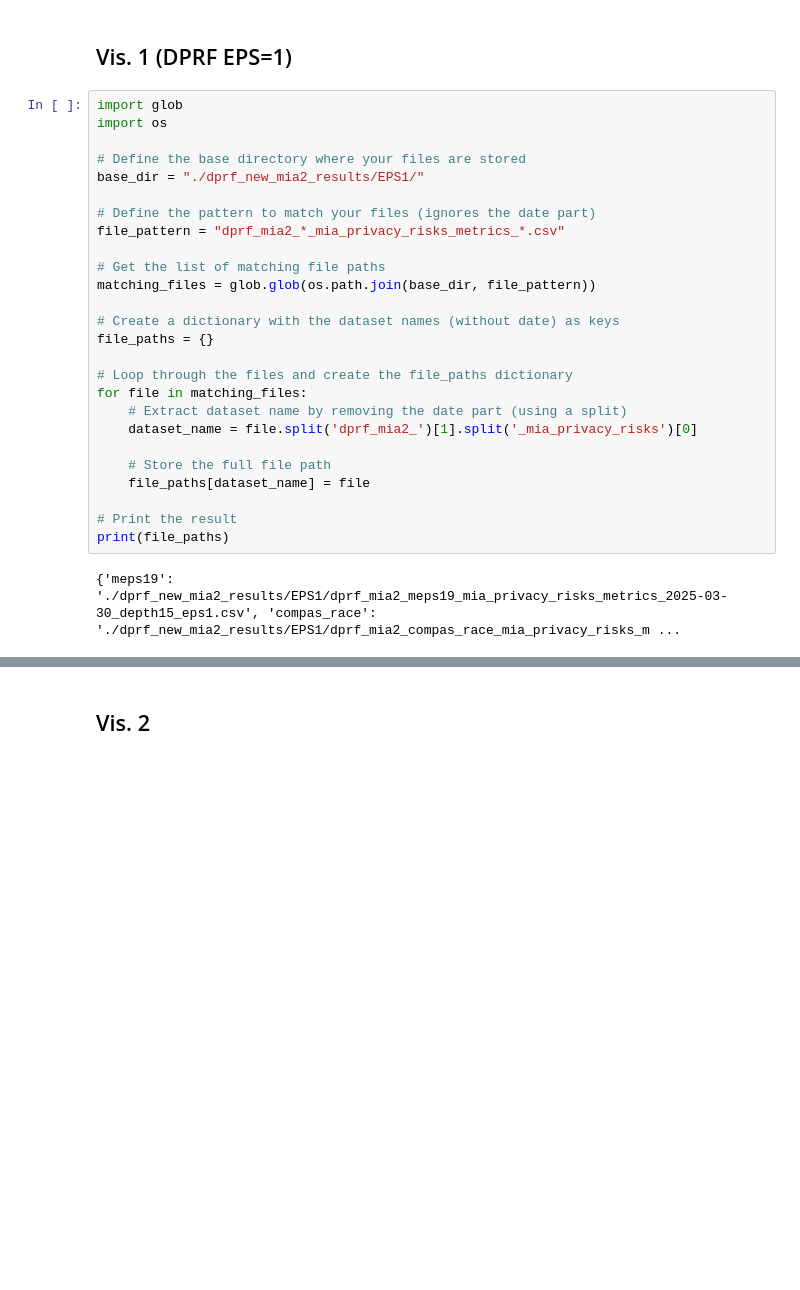
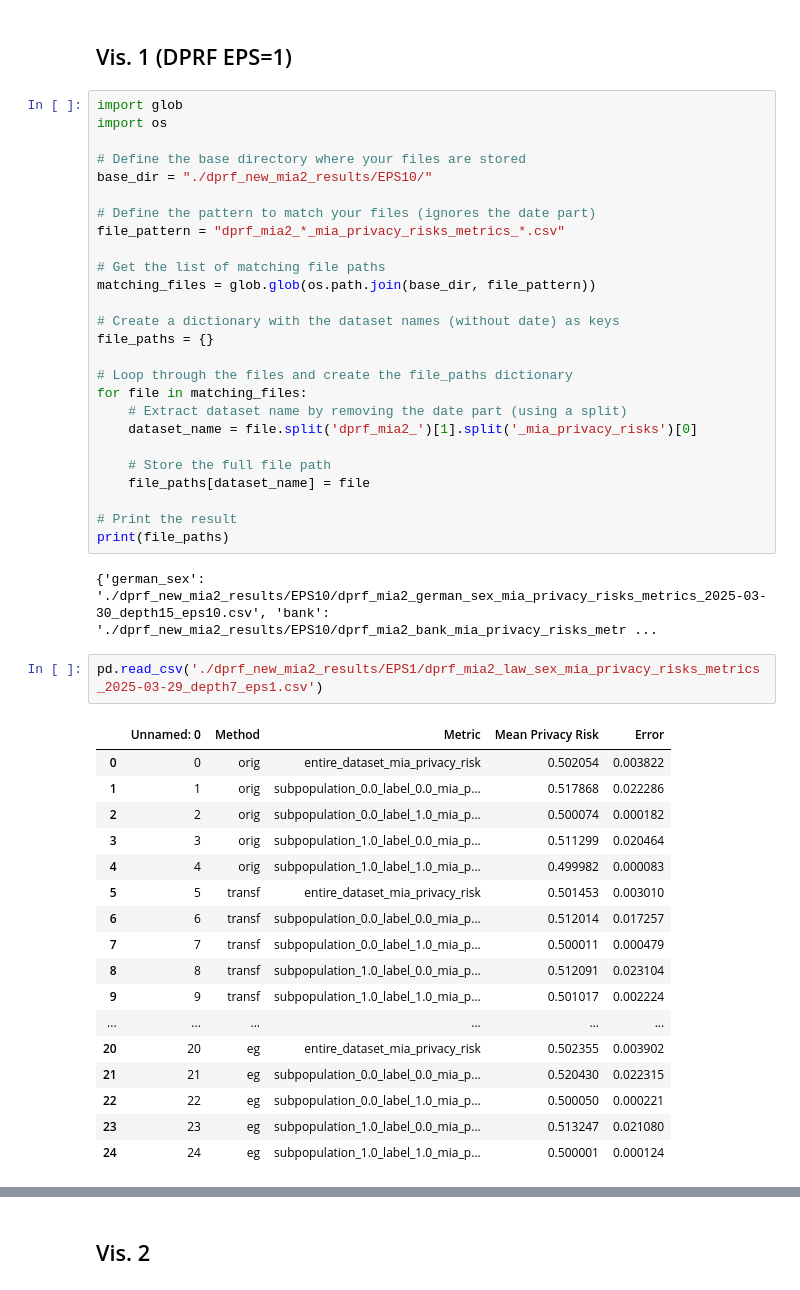
Before and after one commit to VerifAI-inc/mia-privacy-fairness, a Jupyter notebook: OQTA Visualizations.ipynb, the cells around one changed output, grey strips where cells are left out. Cells and saved outputs as stored; diff of their text form; blank space fills up the shorter version.

```diff
--- a/OQTA Visualizations.ipynb
+++ b/OQTA Visualizations.ipynb
@@ -302,7 +302,7 @@ import glob
 import os
 
 # Define the base directory where your files are stored
-base_dir = "./dprf_new_mia2_results/EPS1/"
+base_dir = "./dprf_new_mia2_results/EPS10/"
 
 # Define the pattern to match your files (ignores the date part)
 file_pattern = "dprf_mia2_*_mia_privacy_risks_metrics_*.csv"
@@ -324,7 +324,27 @@ for file in matching_files:
 # Print the result
 print(file_paths)
 # %% [output]
-{'meps19': './dprf_new_mia2_results/EPS1/dprf_mia2_meps19_mia_privacy_risks_metrics_2025-03-30_depth15_eps1.csv', 'compas_race': './dprf_new_mia2_results/EPS1/dprf_mia2_compas_race_mia_privacy_risks_m ...
+{'german_sex': './dprf_new_mia2_results/EPS10/dprf_mia2_german_sex_mia_privacy_risks_metrics_2025-03-30_depth15_eps10.csv', 'bank': './dprf_new_mia2_results/EPS10/dprf_mia2_bank_mia_privacy_risks_metr ...
+# %%
+pd.read_csv('./dprf_new_mia2_results/EPS1/dprf_mia2_law_sex_mia_privacy_risks_metrics_2025-03-29_depth7_eps1.csv')
+# %% [output]
+|  | Unnamed: 0 | Method | Metric | Mean Privacy Risk | Error |
+| 0 | 0 | orig | entire_dataset_mia_privacy_risk | 0.502054 | 0.003822 |
+| 1 | 1 | orig | subpopulation_0.0_label_0.0_mia_p... | 0.517868 | 0.022286 |
+| 2 | 2 | orig | subpopulation_0.0_label_1.0_mia_p... | 0.500074 | 0.000182 |
+| 3 | 3 | orig | subpopulation_1.0_label_0.0_mia_p... | 0.511299 | 0.020464 |
+| 4 | 4 | orig | subpopulation_1.0_label_1.0_mia_p... | 0.499982 | 0.000083 |
+| 5 | 5 | transf | entire_dataset_mia_privacy_risk | 0.501453 | 0.003010 |
+| 6 | 6 | transf | subpopulation_0.0_label_0.0_mia_p... | 0.512014 | 0.017257 |
+| 7 | 7 | transf | subpopulation_0.0_label_1.0_mia_p... | 0.500011 | 0.000479 |
+| 8 | 8 | transf | subpopulation_1.0_label_0.0_mia_p... | 0.512091 | 0.023104 |
+| 9 | 9 | transf | subpopulation_1.0_label_1.0_mia_p... | 0.501017 | 0.002224 |
+| ... | ... | ... | ... | ... | ... |
+| 20 | 20 | eg | entire_dataset_mia_privacy_risk | 0.502355 | 0.003902 |
+| 21 | 21 | eg | subpopulation_0.0_label_0.0_mia_p... | 0.520430 | 0.022315 |
+| 22 | 22 | eg | subpopulation_0.0_label_1.0_mia_p... | 0.500050 | 0.000221 |
+| 23 | 23 | eg | subpopulation_1.0_label_0.0_mia_p... | 0.513247 | 0.021080 |
+| 24 | 24 | eg | subpopulation_1.0_label_1.0_mia_p... | 0.500001 | 0.000124 |
 # %%
 # Update file paths with your correct local paths
 file_paths = {
```
Also changed, not shown: parts of 3 cells of this notebook, 48 other files.
